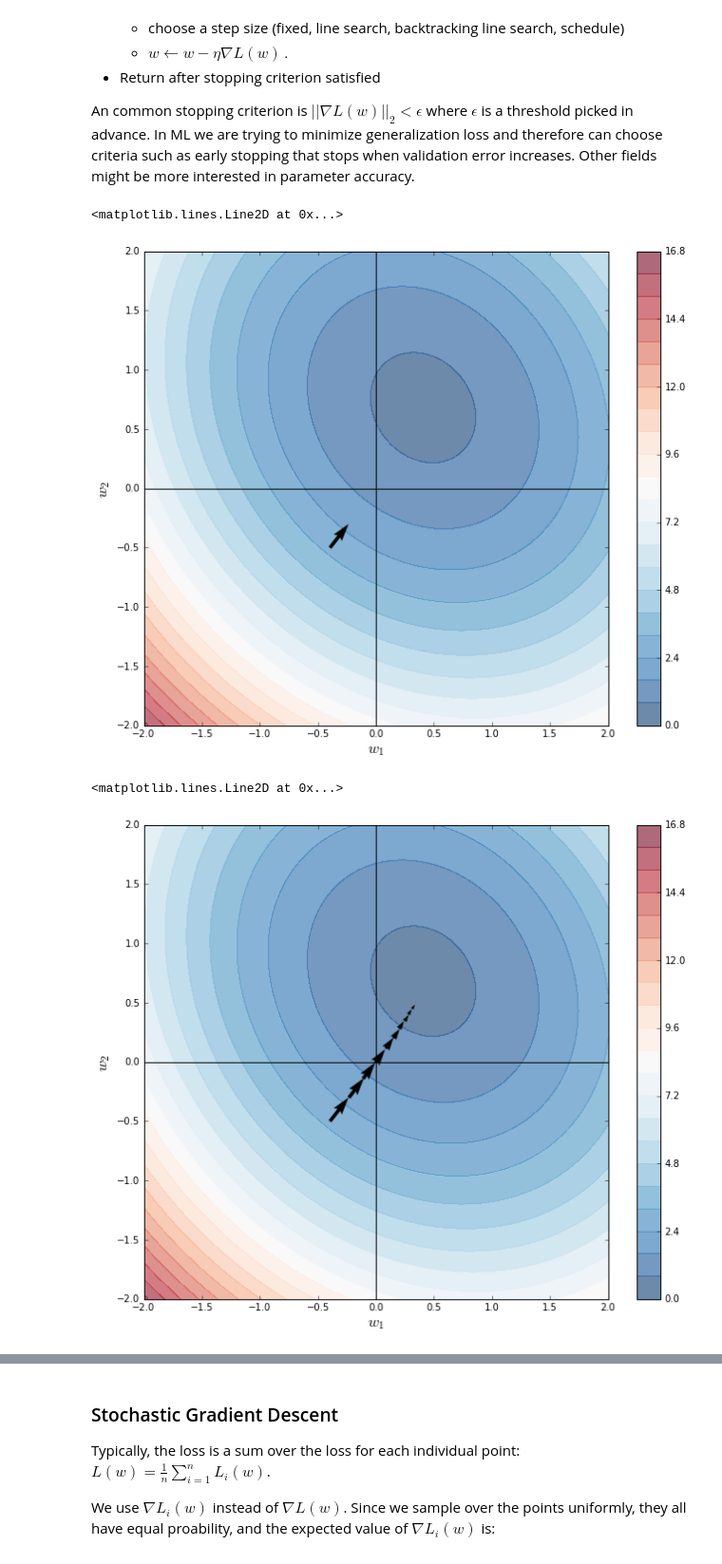
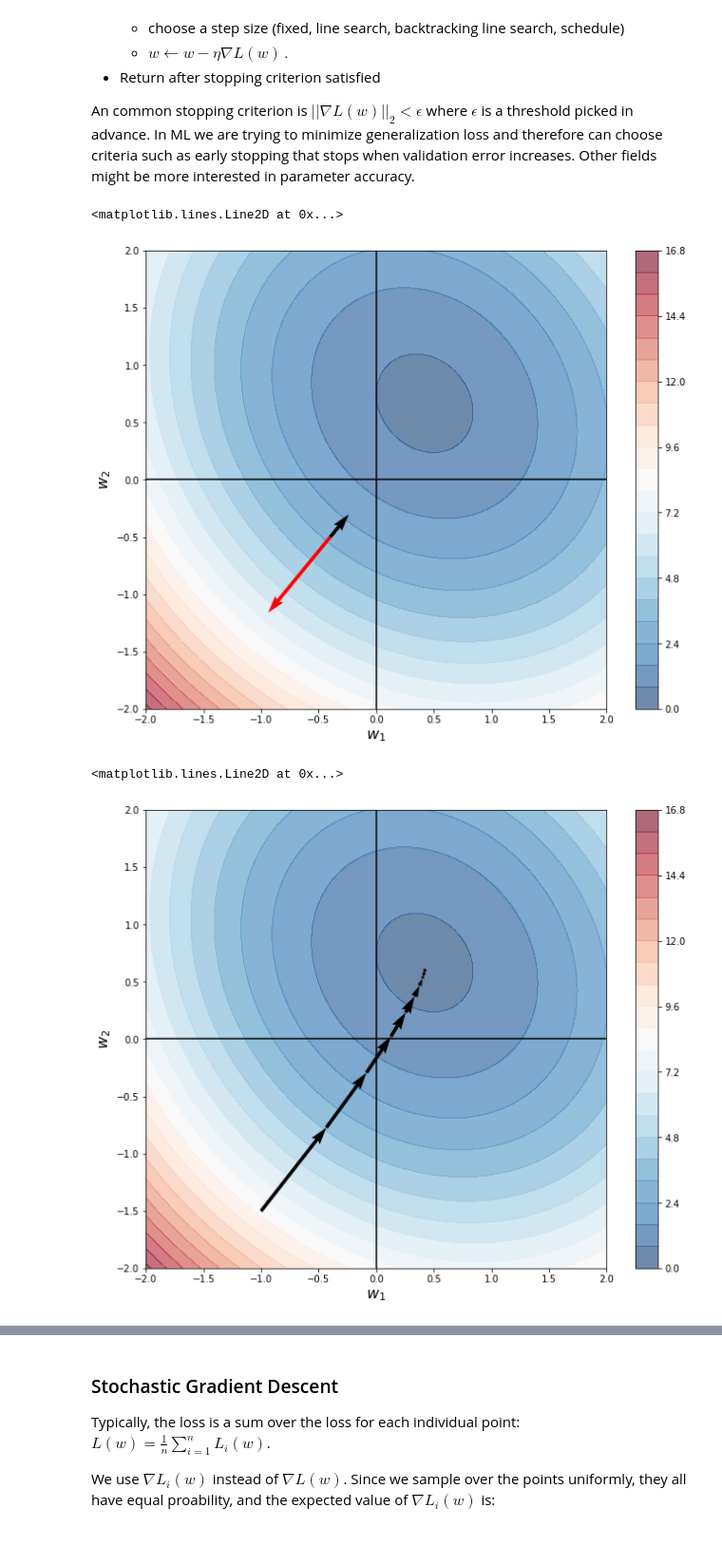
Before and after one commit to lwehbe/10606607_M20, a Jupyter notebook: 10607/Lecture_11.ipynb, the cells around one changed output, grey strips where cells are left out. Shown at 95% size. Cells and saved outputs as stored; diff of their text form; code cells hidden in the pictures.

```diff
--- a/10607/Lecture_11.ipynb
+++ b/10607/Lecture_11.ipynb
@@ -153,7 +144,8 @@ w = [-0.4,-0.5]
 gradw = compute_gradient(w[0],w[1])
 lmbda = 0.3
 step =  - gradw*lmbda
-
+plt.quiver(w[0],w[1],gradw[0],gradw[1], color='r',angles='xy', scale_units='xy', scale=1,
+             pivot = 'tail')
 plt.quiver(w[0],w[1],step[0],step[1], color='k',angles='xy', scale_units='xy', scale=1,
              pivot = 'tail')
 # plt.clabel(contours, inline=True, fontsize=14)
@@ -164,7 +156,7 @@ plt.axhline(0, color='k')
 plt.axvline(0, color='k')
 # %% [output]
 <matplotlib.lines.Line2D at 0x...>
-[figure, old version]
+[figure, new version]
 # %%
 # take a few steps, play with step size, starting point
 
@@ -175,36 +167,36 @@ b = 0.5
 
 f_W1W2 = np.zeros(W1.shape)
 for i in range(W1.shape[0]):
     for j in range(W1.shape[1]):
         f_W1W2[i,j] = mse(W1[i,j],W2[i,j])
 
 plt.figure(figsize=(11,9))
 
 cs = plt.contourf(W1, W2, f_W1W2,20,cmap='RdBu_r',alpha=0.6);
 plt.colorbar()
 # contours = plt.contour(cs, colors='k')
 
-w = [-0.4,-0.5]
+w = [-1,-1.5]
 
-lmbda = 0.3
+lmbda = 0.6
 
 for i in range(10):
     gradw = compute_gradient(w[0],w[1])
     step =  - gradw*lmbda
 
     plt.quiver(w[0],w[1],step[0],step[1], color='k',angles='xy', scale_units='xy', scale=1,
                  pivot = 'tail')
     w += step
 
 # plt.clabel(contours, inline=True, fontsize=14)
 plt.xlabel('$w_1$', fontsize=16)
 plt.ylabel('$w_2$', fontsize=16)
 
 plt.axhline(0, color='k')
 plt.axvline(0, color='k')
 # %% [output]
 <matplotlib.lines.Line2D at 0x...>
-[figure, old version]
+[figure, new version]
 # %%
 # set a convergence criteria
 
```
Also changed, not shown: parts of 6 cells of this notebook.
